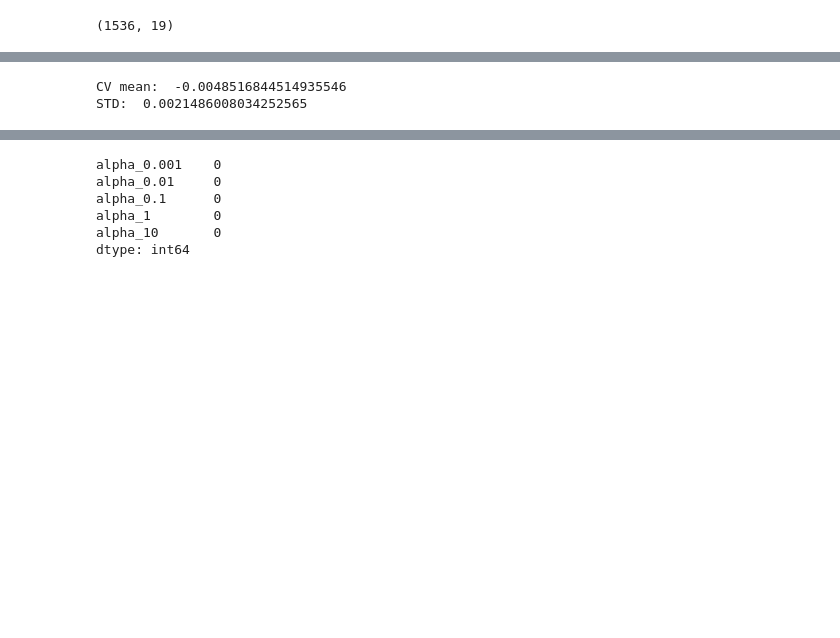
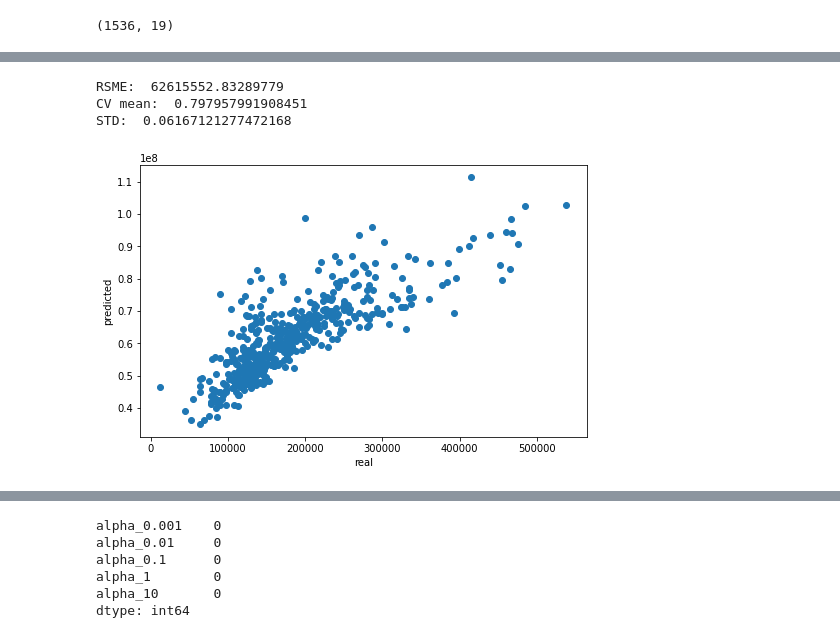
Before and after one commit to kjtorres86/dsi_projects, a Jupyter notebook: project_2/code/Preprocessing and Feature Engineering.ipynb, the cells around one changed output, grey strips where cells are left out. Cells and saved outputs as stored; diff of their text form; code cells hidden in the pictures; blank space fills up the shorter version.

```diff
--- a/project_2/code/Preprocessing and Feature Engineering.ipynb
+++ b/project_2/code/Preprocessing and Feature Engineering.ipynb
@@ -441,11 +599,17 @@ Best Params:  {'alpha': 10}
 # %%
 #using lasso regularization
 lasso = Lasso(alpha=1).fit(X_train_sc, y_train)
-
+y_pred = lasso.predict(X_test)
+print('RSME: ', np.sqrt(mean_squared_error(y_test, y_pred)))
 get_cv_scores(lasso)
 # %% [output]
-CV mean:  -0.0048516844514935546
-STD:  0.0021486008034252565
+RSME:  62615552.83289779
+CV mean:  0.797957991908451
+STD:  0.06167121277472168
+# %%
+plot_predictions(y_test, y_pred)
+# %% [output]
+[figure, added]
 # %%
 # find optimal alpha with grid search
 alpha = [0.001, 0.01, 0.1, 1, 10, 100, 1000]
```
Also changed, not shown: parts of 56 cells of this notebook, 7 other files.
